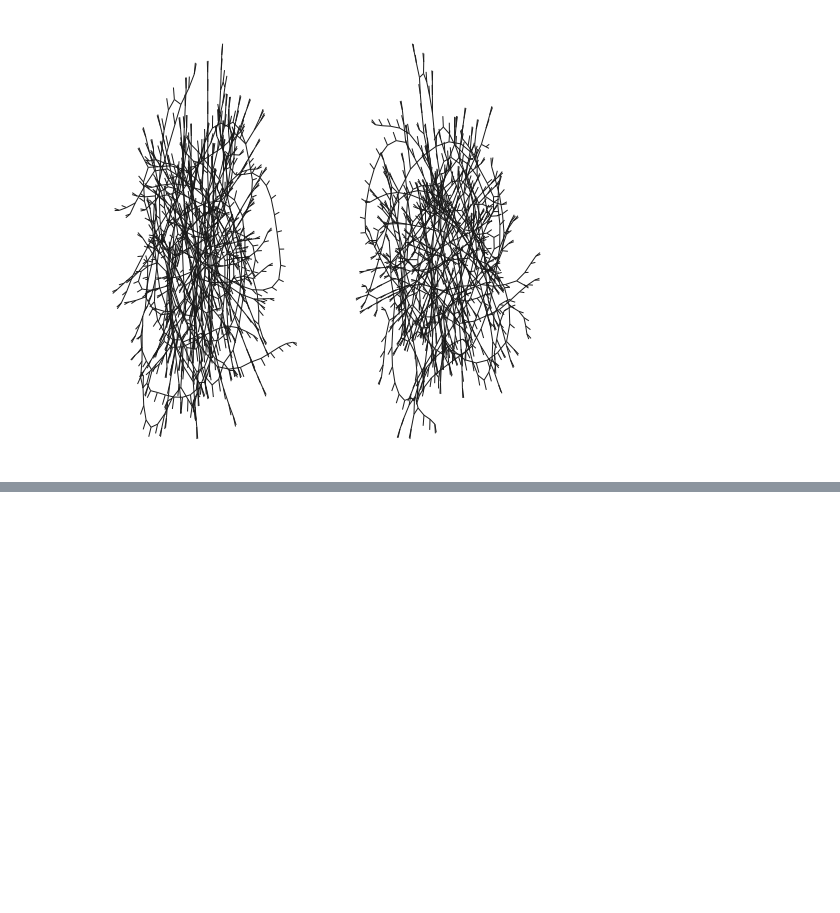
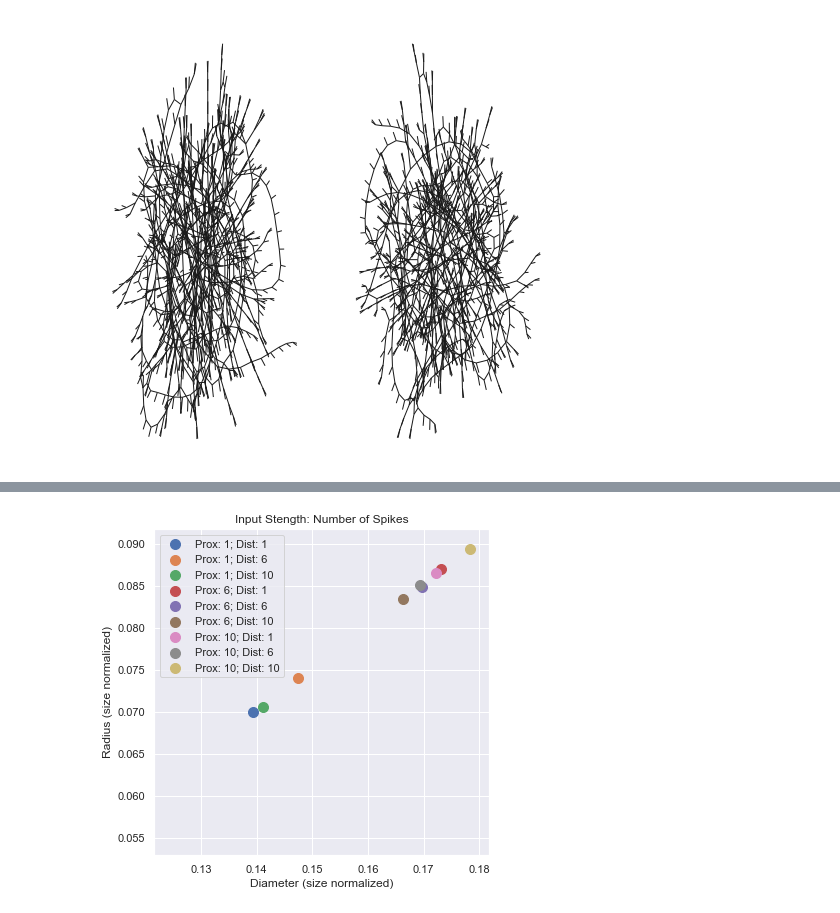
Before and after one commit to ntolley/neural_TDA, a Jupyter notebook: CSD_skeleton.ipynb, the cells around one changed output, grey strips where cells are left out. Cells and saved outputs as stored; diff of their text form; code cells hidden in the pictures; blank space fills up the shorter version.

```diff
--- a/CSD_skeleton.ipynb
+++ b/CSD_skeleton.ipynb
@@ -79,4 +79,9 @@ Load group of skeletons
 # %%
-skeleton_dir = 'D:/Jones_Lab/hnn_params/input_time_sweep/input_time_skeleton'
-file_list = [f for f in listdir(skeleton_dir) if isfile(join(skeleton_dir, f))]
-file_names = [f_new.replace('.csv','') for f_new in file_list]
+file_prefix = 'input_strength032320'
+skeleton_dir = 'D:/Jones_Lab/hnn_params/' + file_prefix + '/' +  file_prefix + '_skeleton'
+
+# Remove suffix info, extract names
+file_names = [f for f in listdir(skeleton_dir) if isfile(join(skeleton_dir, f))]
+file_names = [f_new.replace('_arcs.csv','') for f_new in file_names]
+file_names = [f_new.replace('_nodes.csv','') for f_new in file_names]
+file_names = np.unique(file_names)
@@ -82,0 +121,31 @@ file_names = [f_new.replace('.csv','') for f_new in file_list]
+# %%
+#Param values
+param_names = ['Prox: ','; Dist: ']
+param_val = [np.rint(np.linspace(1,10,3)).astype(int), np.rint(np.linspace(1,10,3)).astype(int)]
+param_sets = [ [[s1,s2], [v1,v2]]  for s1,v1 in enumerate(param_val[0]) for s2,v2 in enumerate(param_val[1])]
+
+legend_string = []
+plt.figure(figsize=(6,6))
+for idx,f in enumerate(file_names):
+    # plt.subplot(3,3,idx+1)
+    # vals = [skeleton_dict[f]['Diameter'], skeleton_dict[f]['Radius']]
+    # vals = [skeleton_dict[f]['Diameter']]
+    # plt.bar(np.arange(len(vals)),vals)
+
+    f_label = param_names[0] + str(param_sets[idx][1][0]) + param_names[1] + str(param_sets[idx][1][1])
+    legend_string.append(f_label)
+
+    norm_list = [1, skeleton_dict[f]['Num_nodes'], skeleton_dict[f]['Num_edges']]
+    norm_factor = norm_list[1]
+
+    xval, yval = skeleton_dict[f]['Diameter'], skeleton_dict[f]['Radius']
+
+    plt.scatter(xval/norm_factor, yval/norm_factor, s=100)
+
+plt.legend(legend_string)
+plt.xlabel('Diameter (size normalized)')
+plt.ylabel('Radius (size normalized)')
+plt.title('Input Stength: Number of Spikes')
+plt.show()
+# %% [output]
+[figure, added]
```
Also changed, not shown: parts of 2 cells of this notebook, 3 other files.
